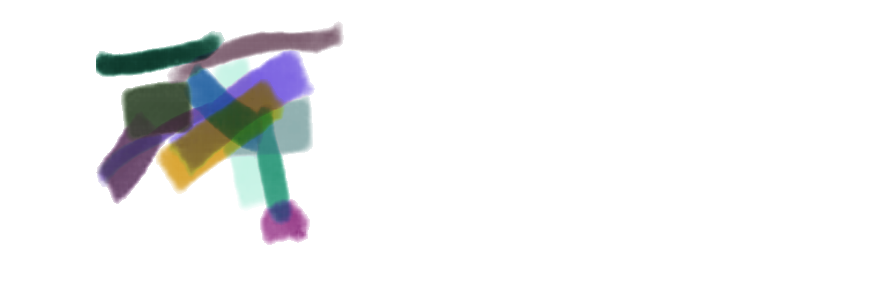
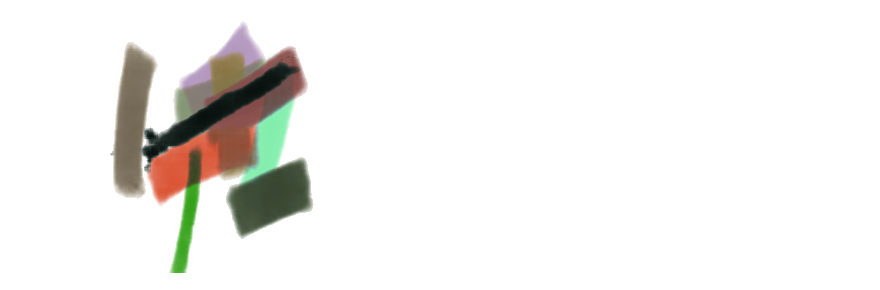
Before and after one commit to younghyopark/PaintTransformer_mini, a Jupyter notebook: train/version2_testing.ipynb, the cells around one changed output. Saved outputs shown, nothing was run; the diff lists cells and outputs as text; code cells hidden in the pictures.

```diff
--- a/train/version2_testing.ipynb
+++ b/train/version2_testing.ipynb
@@ -41,4 +43,4 @@ concat_imgs[2]
-# %%
-render_imgs[17]
-# %% [output]
-[figure, removed]
+# %%
+old_imgs[4]
+# %% [output]
+[figure, added]
```
Also changed, not shown: parts of 5 cells of this notebook, 4 other files.
